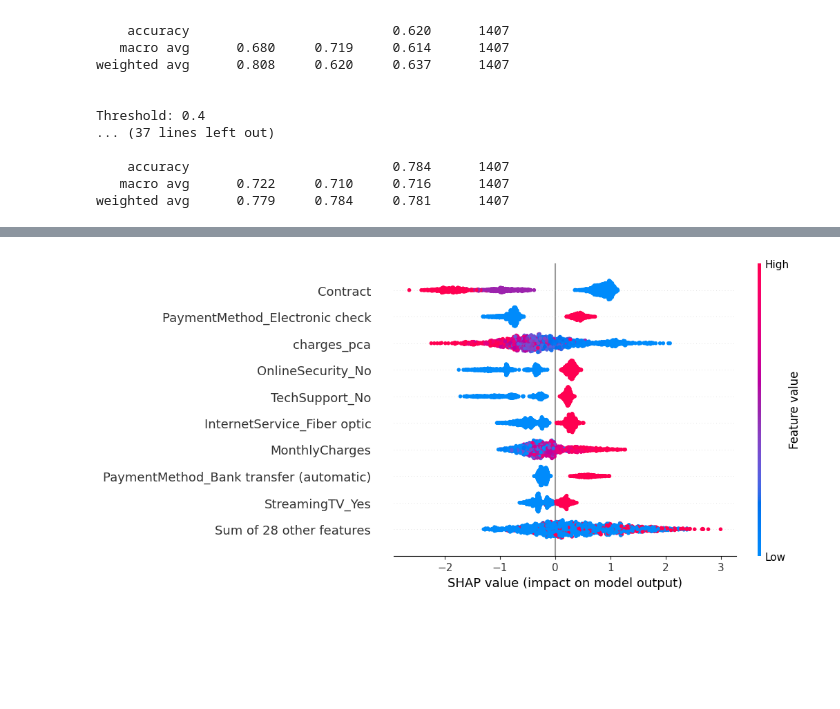
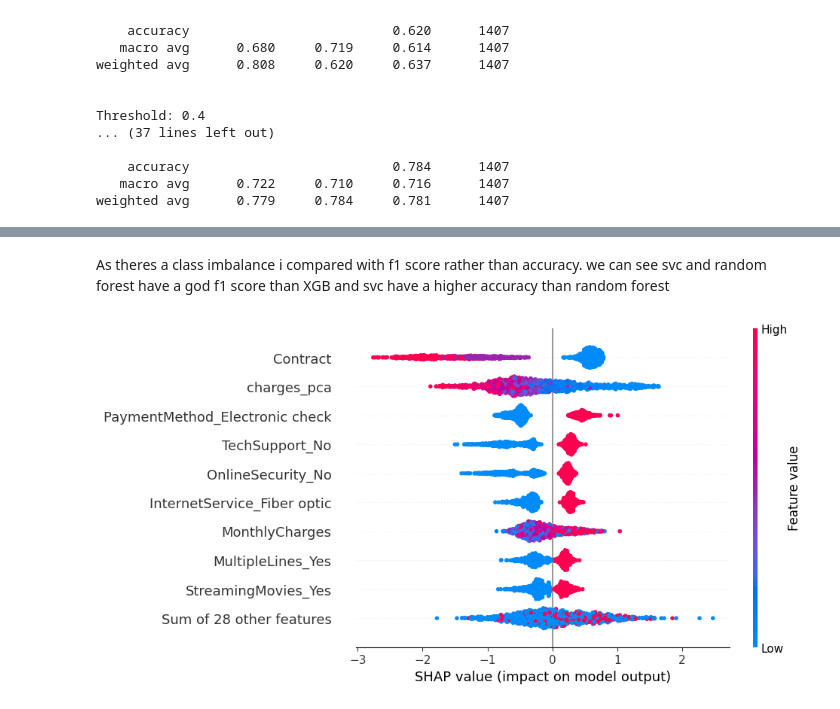
Before and after one commit to kalhara-peiris/Customer_churn, a Jupyter notebook: Untitled72.ipynb, the cells around one changed output, grey strips where cells are left out. Cells and saved outputs as stored; diff of their text form; code cells hidden in the pictures; blank space fills up the shorter version.

```diff
--- a/Untitled72.ipynb
+++ b/Untitled72.ipynb
@@ -232,5 +243,3 @@ df["Contract"]=encoder.fit_transform(df[["Contract"]])
 numerical_columns=["tenure","MonthlyCharges","TotalCharges"]
 scaler=StandardScaler()
 df[numerical_columns]=scaler.fit_transform(df[numerical_columns])
-# %%
-df["TotalCharges"]=df["TotalCharges"].fillna(df["TotalCharges"].mean())
@@ -334,10 +305,3 @@ Name: Churn, dtype: int64
-# %%
-selection=RandomForestClassifier(n_estimators=200,random_state=42)
-selection.fit(X,y)
-selector=SelectFromModel(selection,prefit=True,threshold="median")
-feature_idx=selector.get_support()
-feature_names=X.columns[feature_idx]
-X=X[feature_names]
 # %%
 X_train,X_test,y_train,y_test=train_test_split(X,y,test_size=0.2,random_state=42)
 # %%
@@ -349,6 +313,3 @@ X_train.head()
 | 6074 | 1 | 0 | 1 | 0 | 0.0 | 1 | -1.373033 | ... |
 | 1362 | 1 | 0 | 0 | 0 | 0.0 | 1 | 0.180747 | ... |
 | 6754 | 1 | 0 | 0 | 1 | 2.0 | 1 | -0.095111 | ... |
-# %%
-smote = SMOTE(random_state=42)
-X_train, y_train = smote.fit_resample(X_train, y_train)
@@ -501,7 +442,9 @@ weighted avg       0.76      0.75      0.75      1407
+# %% [markdown]
+As theres a class imbalance i compared with f1 score rather than accuracy. we can see svc and random forest have a god f1 score than XGB and svc have a higher accuracy than random forest
 # %%
 import shap
-explainer=shap.Explainer(lightgbm_model)
+explainer=shap.Explainer(best_model)
 shap_values=explainer(X_test)
 shap.plots.beeswarm(shap_values)
 # %% [output]
-[figure, old version]
+[figure, new version]
```
Also changed, not shown: parts of 25 cells of this notebook.
